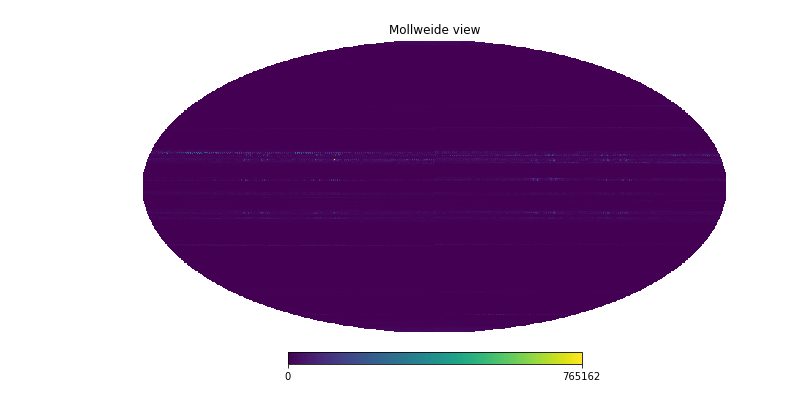
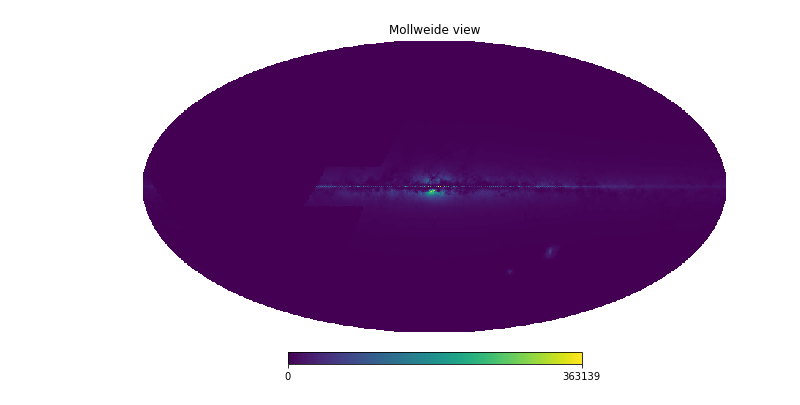
Before and after one commit to lsst-sims/legacy_sims_maps, a Jupyter notebook: notebooks/Tri_Map_Ecample.ipynb, the cells around one changed output. Saved outputs shown, nothing was run; the diff lists cells and outputs as text; code cells hidden in the pictures.

```diff
--- a/notebooks/Tri_Map_Ecample.ipynb
+++ b/notebooks/Tri_Map_Ecample.ipynb
@@ -31,5 +31,5 @@ hp.mollview(starmap, unit='stars/sq deg, %.1f < r < %.1f' % (bins[m_floor], bins
 # %%
 # let's just check a single frame
-hp.mollview(starDensity[:,11])
+hp.mollview(starDensity[:,11], nest=True)
 # %% [output]
-[figure, old version]
+[figure, new version]
```
Also changed, not shown: parts of 1 cell of this notebook, 1 other file.
